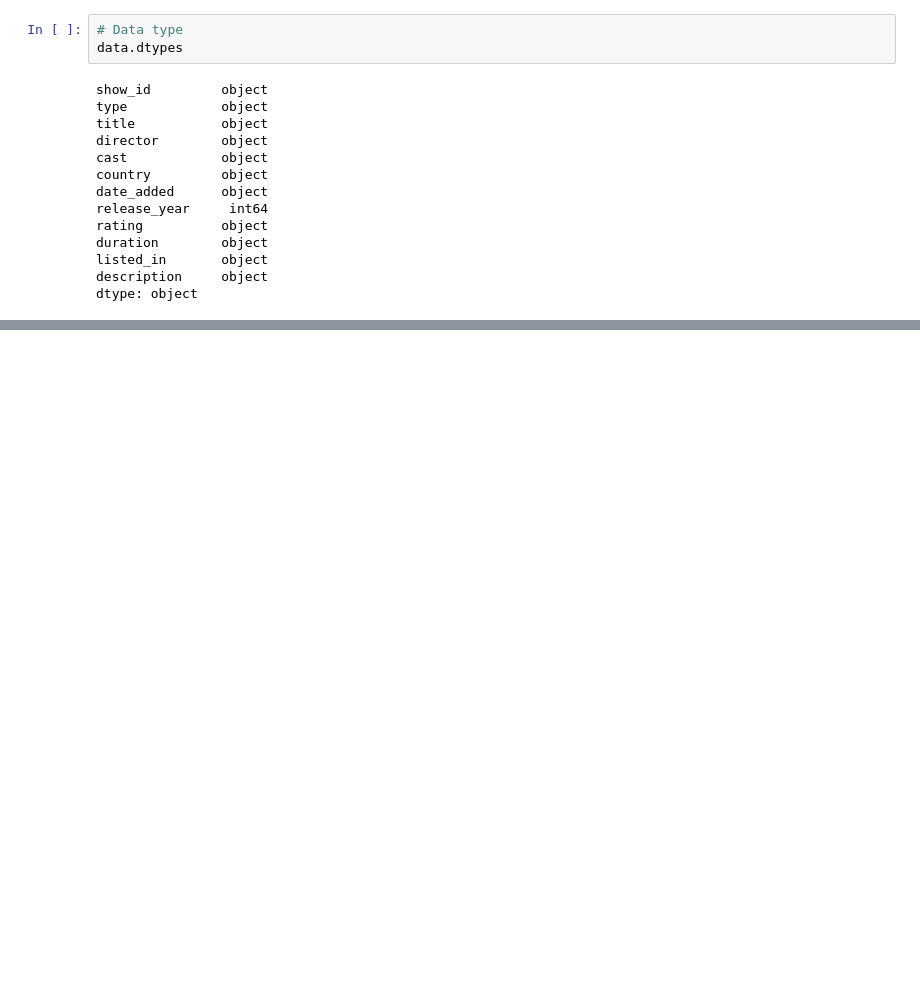
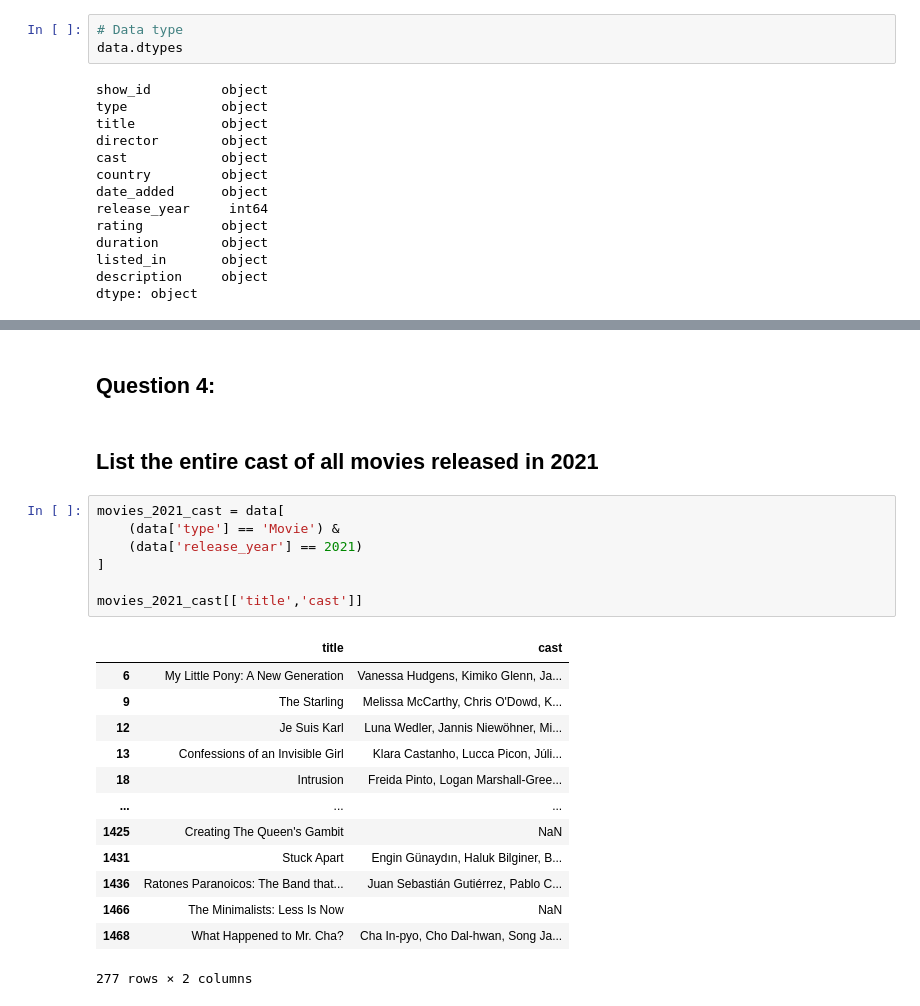
Before and after one commit to DengAchiek/Data-Scrubbing, a Jupyter notebook: Netflix_Titles_Data_Cleaning.ipynb, the cells around one changed output, grey strips where cells are left out. Drawn from its saved outputs; the diff is of its cells as text; blank space fills up the shorter version.

```diff
--- a/Netflix_Titles_Data_Cleaning.ipynb
+++ b/Netflix_Titles_Data_Cleaning.ipynb
@@ -299,0 +190,25 @@ Name: count, dtype: int64
+# %% [markdown]
+## Question 4:
+# %% [markdown]
+## List the entire cast of all movies released in 2021
+# %%
+movies_2021_cast = data[
+    (data['type'] == 'Movie') &
+    (data['release_year'] == 2021)
+]
+
+movies_2021_cast[['title','cast']]
+# %% [output]
+|  | title | cast |
+| 6 | My Little Pony: A New Generation | Vanessa Hudgens, Kimiko Glenn, Ja... |
+| 9 | The Starling | Melissa McCarthy, Chris O'Dowd, K... |
+| 12 | Je Suis Karl | Luna Wedler, Jannis Niewöhner, Mi... |
+| 13 | Confessions of an Invisible Girl | Klara Castanho, Lucca Picon, Júli... |
+| 18 | Intrusion | Freida Pinto, Logan Marshall-Gree... |
+| ... | ... | ... |
+| 1425 | Creating The Queen's Gambit | NaN |
+| 1431 | Stuck Apart | Engin Günaydın, Haluk Bilginer, B... |
+| 1436 | Ratones Paranoicos: The Band that... | Juan Sebastián Gutiérrez, Pablo C... |
+| 1466 | The Minimalists: Less Is Now | NaN |
+| 1468 | What Happened to Mr. Cha? | Cha In-pyo, Cho Dal-hwan, Song Ja... |
+277 rows × 2 columns
```
Also changed, not shown: parts of 62 cells of this notebook.
